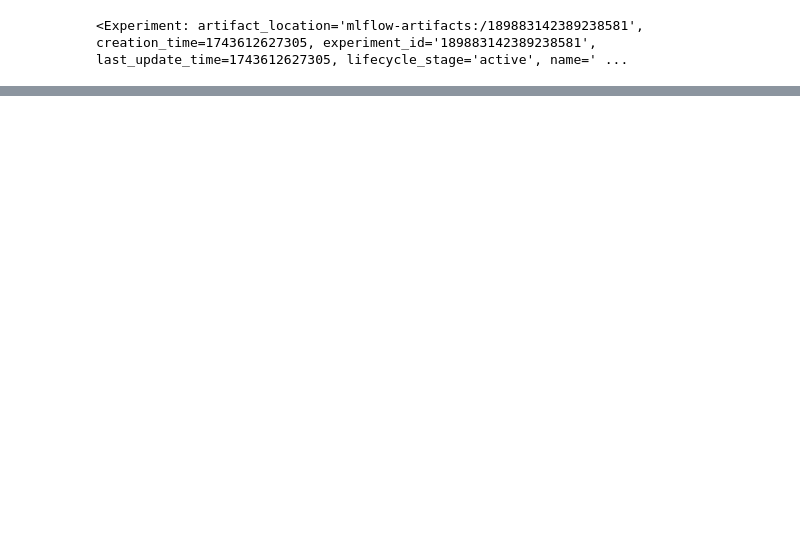
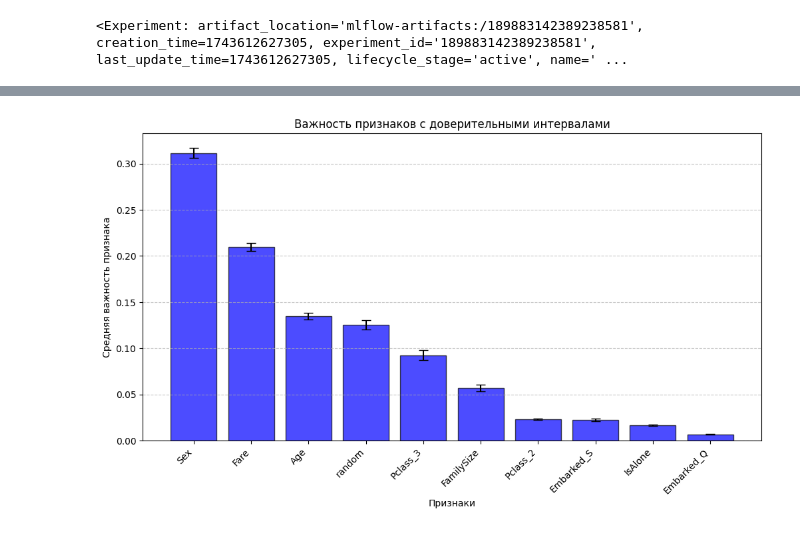
Before and after one commit to nikitazhuikov/ML-projects, a Jupyter notebook: TitanikSklearnML.ipynb, the cells around one changed output, grey strips where cells are left out. Saved outputs shown, nothing was run; the diff lists cells and outputs as text; code cells hidden in the pictures; blank space fills up the shorter version.

```diff
--- a/TitanikSklearnML.ipynb
+++ b/TitanikSklearnML.ipynb
@@ -156,8 +229,8 @@ with mlflow.start_run(run_name="TPOT_AutoML"):
     tpot.fit(x_train, y_train)
 
     # Получаем предсказания
-    y_pred_auto = tpot.predict(x_test)
-    y_pred_proba_auto = tpot.predict_proba(x_test)[:, 1]
+    y_pred_auto = tpot.predict(x_val)
+    y_pred_proba_auto = tpot.predict_proba(x_val)[:, 1]
 
     # Вычисляем метрики
     metrics = {
@@ -198,6 +271,3 @@ plt.title('Сравнение ROC-кривых базовой и AutoML моде
 plt.legend()
 plt.grid(True)
 plt.show()
-
-# Сохраняем лучший пайплайн в файл Python
-tpot.export('tpot_titanic_pipeline.py')
@@ -203,0 +366,2 @@ tpot.export('tpot_titanic_pipeline.py')
+# %%
+feature_importance = mdl2.feature_importances_
@@ -203,0 +388,52 @@ tpot.export('tpot_titanic_pipeline.py')
+# %%
+n_iterations = 10
+features = list(x_train.columns) + ['random']
+
+# Словарь для хранения значений важности признаков
+feature_importance_records = {feature: [] for feature in features}
+
+# Запускаем обучение много раз
+for _ in tqdm(range(n_iterations)):
+    x_train['random'] = np.random.random(size=len(x_train))
+    mdl2 = RandomForestClassifier(criterion='entropy', max_features=0.2,
+                                        min_samples_leaf=5, min_samples_split=4,
+                                        random_state=42)
+    mdl2.fit(x_train, y_train)
+
+    # Получаем важность признаков
+    feature_importance = mdl2.feature_importances_
+
+    # Записываем значения в словарь
+    for feature, importance in zip(x_train.columns, feature_importance):
+        feature_importance_records[feature].append(importance)
+
+# Создаём DataFrame с итоговыми средними и стандартными отклонениями
+feature_importance_stats = pd.DataFrame({
+    'feature': list(feature_importance_records.keys()),
+    'mean': [np.mean(values) for values in feature_importance_records.values()],
+    'std': [np.std(values) for values in feature_importance_records.values()]
+}).sort_values(by='mean', ascending=False)
+
+# display(feature_importance_stats)
+
+plt.figure(figsize=(12, 6))
+plt.bar(
+    feature_importance_stats['feature'],
+    feature_importance_stats['mean'],
+    yerr=feature_importance_stats['std'],
+    capsize=5,
+    color='blue',
+    edgecolor='black',
+    alpha=0.7
+)
+
+plt.xlabel('Признаки')
+plt.ylabel('Средняя важность признака')
+plt.title('Важность признаков с доверительными интервалами')
+plt.xticks(rotation=45, ha='right')
+plt.grid(axis='y', linestyle='--', alpha=0.7)
+
+# Отображение графика
+plt.show()
+# %% [output]
+[figure, added]
```
Also changed, not shown: parts of 21 cells of this notebook.
